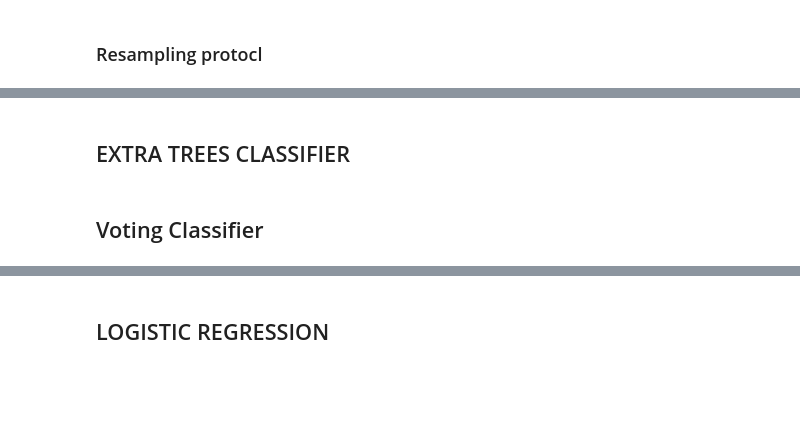
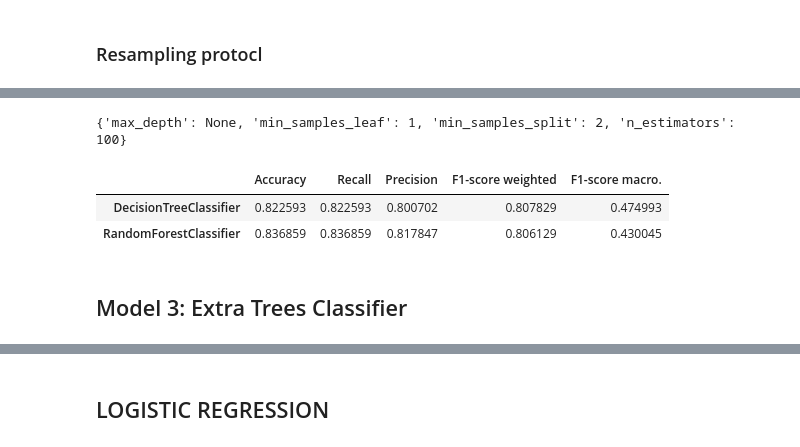
Before and after one commit to pol-resina/US-Accidents, a Jupyter notebook: notebooks/model.ipynb, the cells around one changed output, grey strips where cells are left out. Cells and saved outputs as stored; diff of their text form; code cells hidden in the pictures; blank space fills up the shorter version.

```diff
--- a/notebooks/model.ipynb
+++ b/notebooks/model.ipynb
@@ -123,0 +127,7 @@ print(results)
+# %%
+#predict results with test
+y_pred = dt_model_tuned.predict(X_test)
+# %%
+# get metrics
+results.loc['DecisionTreeClassifier'] = get_metrics(y_pred, y_test)
+results.sort_values(by='F1-score weighted', ascending=False)
@@ -154,0 +171,18 @@ print(results)
+# %%
+rf_model = RandomForestClassifier()
+
+cv = StratifiedKFold(n_splits=5, shuffle=True, random_state=1234)
+
+param_grid = {
+    'n_estimators': [100, None],
+    'max_depth': [3, 10, None],
+    'min_samples_split': [2, 5, 10],
+    'min_samples_leaf': [1, 2, 4]
+}
+
+grid_search = GridSearchCV(rf_model, param_grid = param_grid, cv = cv, scoring='f1_weighted', n_jobs=-1)
+grid_search.fit(X_train, y_train)
+
+# results_df = pd.DataFrame({'Best_Parameters': [best_params], 'Best_F1_Weighted': [best_score]}, index=['Random Forest'])
+
+# print(results_df)
@@ -155 +197,21 @@ print(results)
+# %%
+
+best_params = grid_search.best_params_
+print(best_params)
+# %% [output]
+{'max_depth': None, 'min_samples_leaf': 1, 'min_samples_split': 2, 'n_estimators': 100}
+# %%
+best_model = RandomForestClassifier(**best_params)
+best_model.fit(X_train, y_train)
+
+y_pred = best_model.predict(X_test)
+
+results.loc["RandomForestClassifier"] = get_metrics(y_pred, y_test)
+results.sort_values(by='F1-score weighted', ascending=False)
+# %% [output]
+|  | Accuracy | Recall | Precision | F1-score weighted | F1-score macro. |
+| DecisionTreeClassifier | 0.822593 | 0.822593 | 0.800702 | 0.807829 | 0.474993 |
+| RandomForestClassifier | 0.836859 | 0.836859 | 0.817847 | 0.806129 | 0.430045 |
+# %% [markdown]
+## Model 3: Extra Trees Classifier
 # %%
@@ -186,2 +235,0 @@ print(results)
-# %% [markdown]
-## EXTRA TREES CLASSIFIER
@@ -219,2 +235,0 @@ print(results)
-# %% [markdown]
-## Voting Classifier
```
Also changed, not shown: parts of 35 cells of this notebook.
